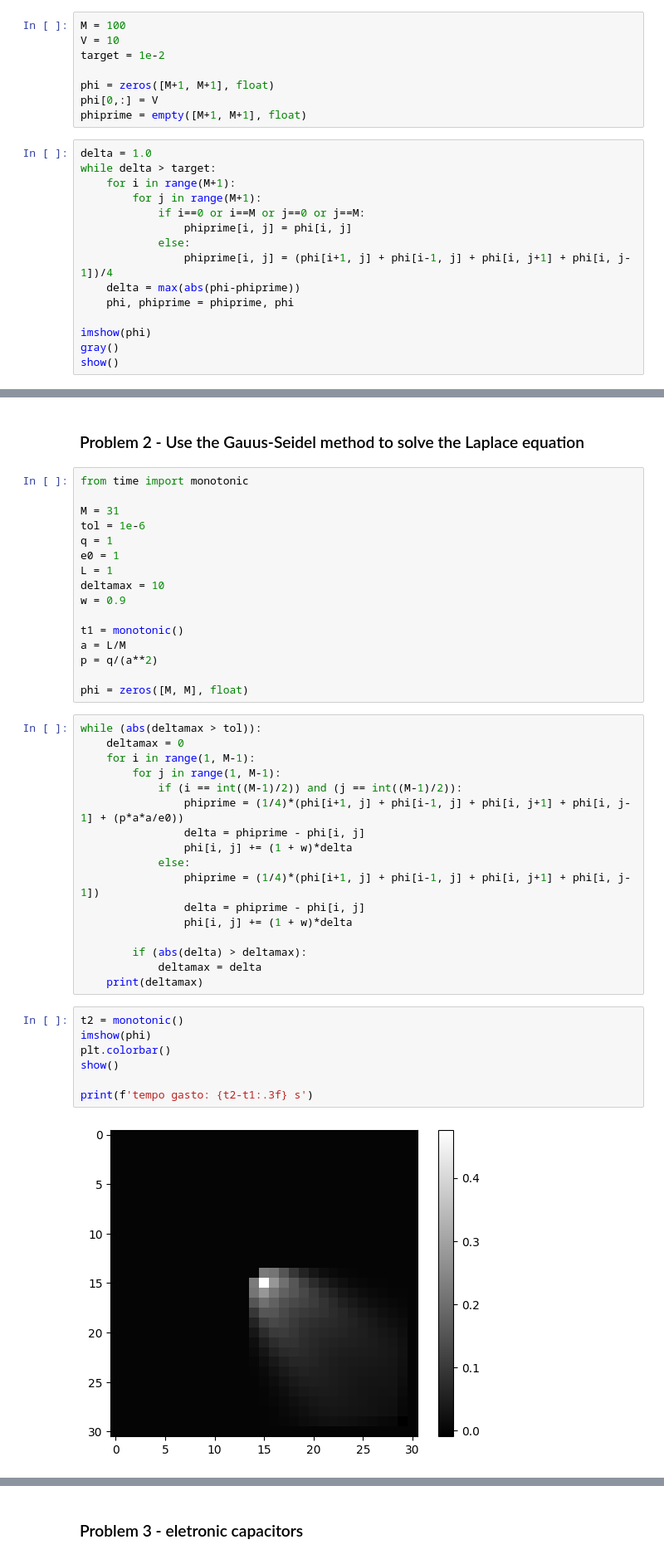
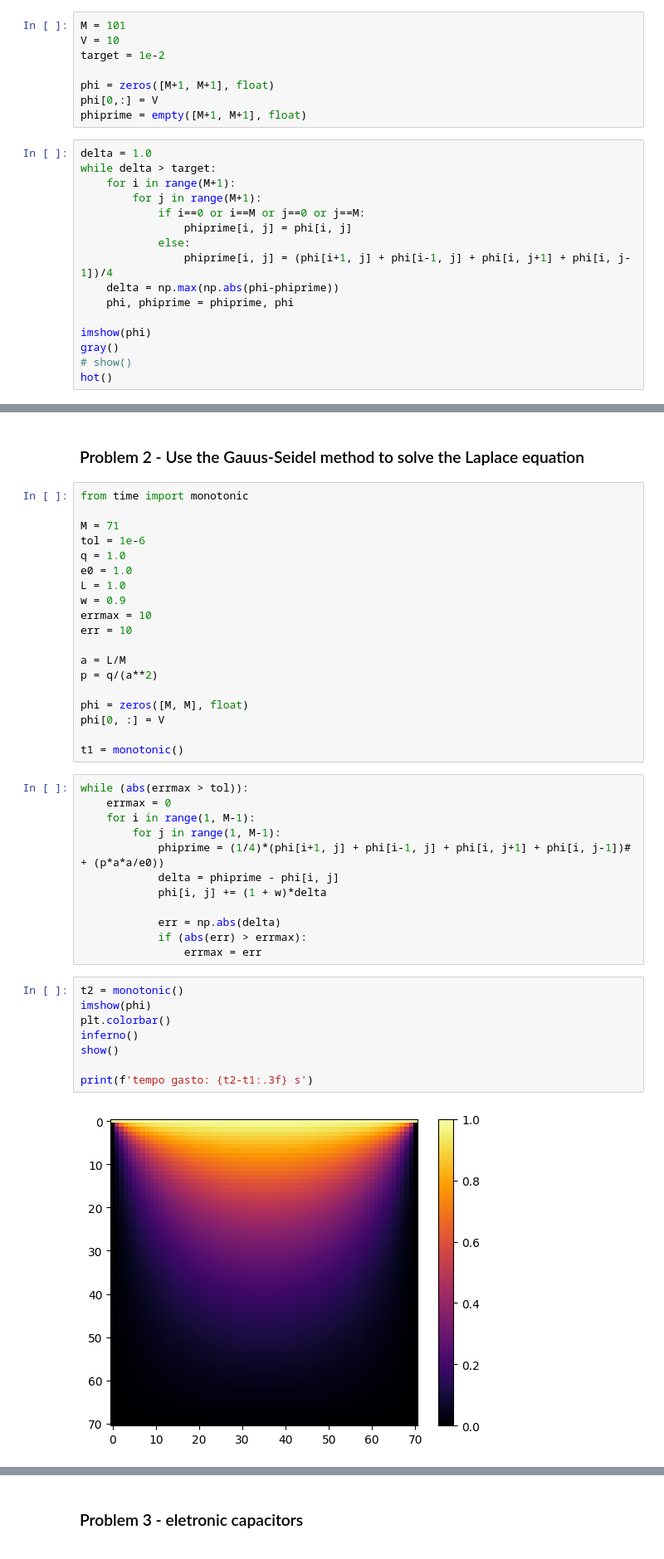
Before and after one commit to physerikc/computational-physics-II, a Jupyter notebook: list2 - partial differential equations.ipynb, the cells around one changed output, grey strips where cells are left out. Shown at 83% size. Saved outputs shown, nothing was run; the diff lists cells and outputs as text.

```diff
--- a/list2 - partial differential equations.ipynb
+++ b/list2 - partial differential equations.ipynb
@@ -5,5 +6,5 @@ import matplotlib.pyplot as plt
 # %%
-M = 100
+M = 101
 V = 10
 target = 1e-2
 
@@ -19,10 +20,11 @@ while delta > target:
                 phiprime[i, j] = phi[i, j]
             else:
                 phiprime[i, j] = (phi[i+1, j] + phi[i-1, j] + phi[i, j+1] + phi[i, j-1])/4
-    delta = max(abs(phi-phiprime))
+    delta = np.max(np.abs(phi-phiprime))
     phi, phiprime = phiprime, phi
 
 imshow(phi)
 gray()
-show()
+# show()
+hot()
 # %% [output]
@@ -71,42 +74,41 @@ show()
 # %%
 from time import monotonic
 
-M = 31
+M = 71
 tol = 1e-6
-q = 1
-e0 = 1
-L = 1
-deltamax = 10
+q = 1.0
+e0 = 1.0
+L = 1.0
 w = 0.9
+errmax = 10
+err = 10
 
-t1 = monotonic()
 a = L/M
 p = q/(a**2)
 
 phi = zeros([M, M], float)
+phi[0, :] = V
+
+t1 = monotonic()
 # %%
-while (abs(deltamax > tol)):
-    deltamax = 0
+while (abs(errmax > tol)):
+    errmax = 0
     for i in range(1, M-1):
         for j in range(1, M-1):
-            if (i == int((M-1)/2)) and (j == int((M-1)/2)):
-                phiprime = (1/4)*(phi[i+1, j] + phi[i-1, j] + phi[i, j+1] + phi[i, j-1] + (p*a*a/e0))
-                delta = phiprime - phi[i, j]
-                phi[i, j] += (1 + w)*delta
-            else:
-                phiprime = (1/4)*(phi[i+1, j] + phi[i-1, j] + phi[i, j+1] + phi[i, j-1])
-                delta = phiprime - phi[i, j]
-                phi[i, j] += (1 + w)*delta
+            phiprime = (1/4)*(phi[i+1, j] + phi[i-1, j] + phi[i, j+1] + phi[i, j-1])# + (p*a*a/e0))
+            delta = phiprime - phi[i, j]
+            phi[i, j] += (1 + w)*delta
 
-        if (abs(delta) > deltamax):
-            deltamax = delta
-    print(deltamax)
+            err = np.abs(delta)
+            if (abs(err) > errmax):
+                errmax = err
 # %%
 t2 = monotonic()
 imshow(phi)
 plt.colorbar()
+inferno()
 show()
 
 print(f'tempo gasto: {t2-t1:.3f} s')
 # %% [output]
-[figure, old version]
+[figure, new version]
```
Also changed, not shown: parts of 10 cells of this notebook.
